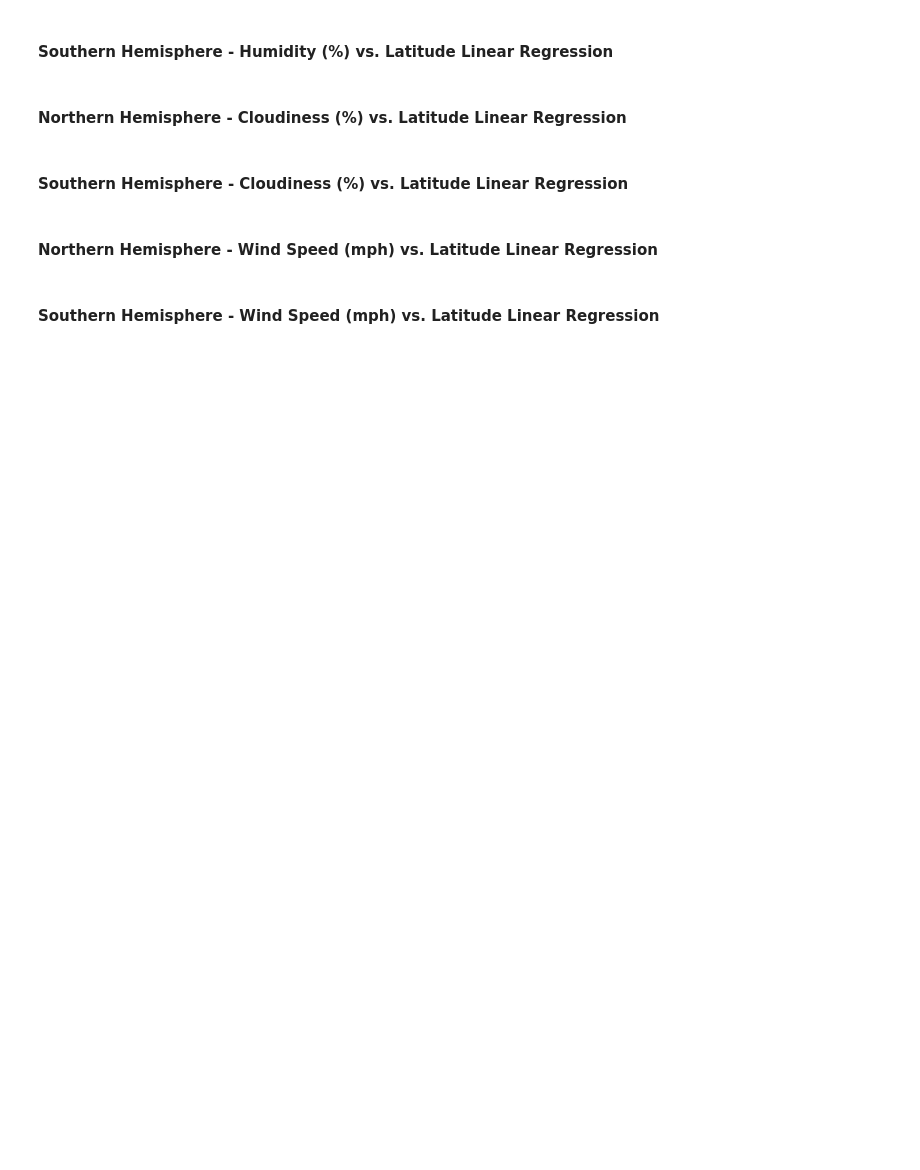
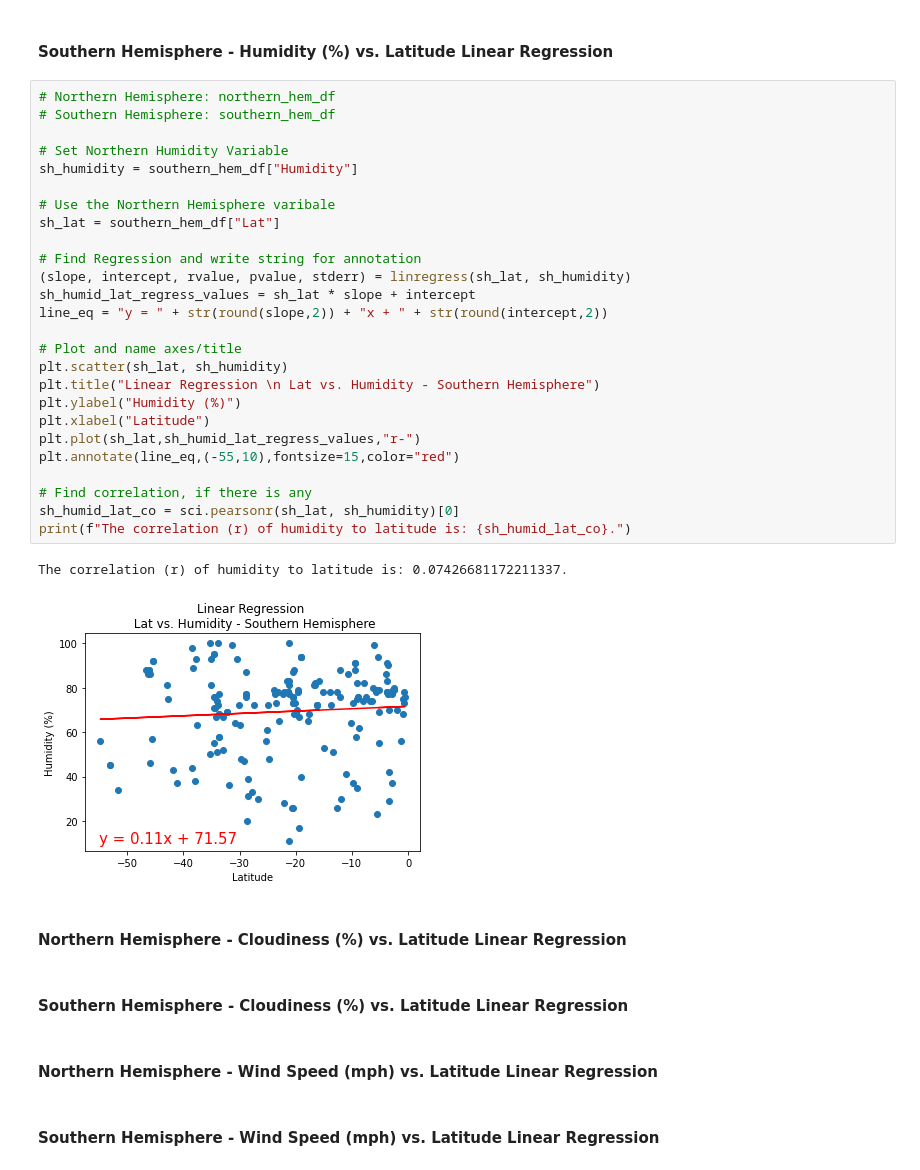
Before and after one commit to CCom20/api-challenge-python, a Jupyter notebook: weatherpy/starter_code/WeatherPy.ipynb, the cells around one changed output. Cells and saved outputs as stored; diff of their text form; blank space fills up the shorter version.

```diff
--- a/weatherpy/starter_code/WeatherPy.ipynb
+++ b/weatherpy/starter_code/WeatherPy.ipynb
@@ -437,5 +492,34 @@ The correlation (r) of temperature to latitude is: -0.9009888253141172.
 # %% [markdown]
 ####  Southern Hemisphere - Humidity (%) vs. Latitude Linear Regression
+# %%
+# Northern Hemisphere: northern_hem_df
+# Southern Hemisphere: southern_hem_df
+
+# Set Northern Humidity Variable
+sh_humidity = southern_hem_df["Humidity"]
+
+# Use the Northern Hemisphere varibale
+sh_lat = southern_hem_df["Lat"]
+
+# Find Regression and write string for annotation
+(slope, intercept, rvalue, pvalue, stderr) = linregress(sh_lat, sh_humidity)
+sh_humid_lat_regress_values = sh_lat * slope + intercept
+line_eq = "y = " + str(round(slope,2)) + "x + " + str(round(intercept,2))
+
+# Plot and name axes/title
+plt.scatter(sh_lat, sh_humidity)
+plt.title("Linear Regression \n Lat vs. Humidity - Southern Hemisphere")
+plt.ylabel("Humidity (%)")
+plt.xlabel("Latitude")
+plt.plot(sh_lat,sh_humid_lat_regress_values,"r-")
+plt.annotate(line_eq,(-55,10),fontsize=15,color="red")
+
+# Find correlation, if there is any
+sh_humid_lat_co = sci.pearsonr(sh_lat, sh_humidity)[0]
+print(f"The correlation (r) of humidity to latitude is: {sh_humid_lat_co}.")
+# %% [output]
+The correlation (r) of humidity to latitude is: 0.07426681172211337.
+[figure, added]
 # %% [markdown]
 ####  Northern Hemisphere - Cloudiness (%) vs. Latitude Linear Regression
 # %% [markdown]
```
Also changed, not shown: parts of 6 cells of this notebook.
